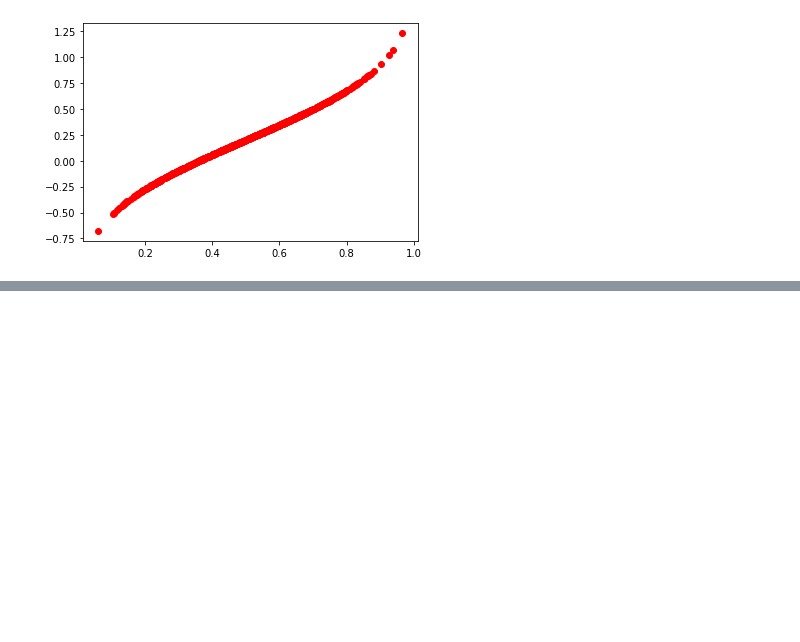
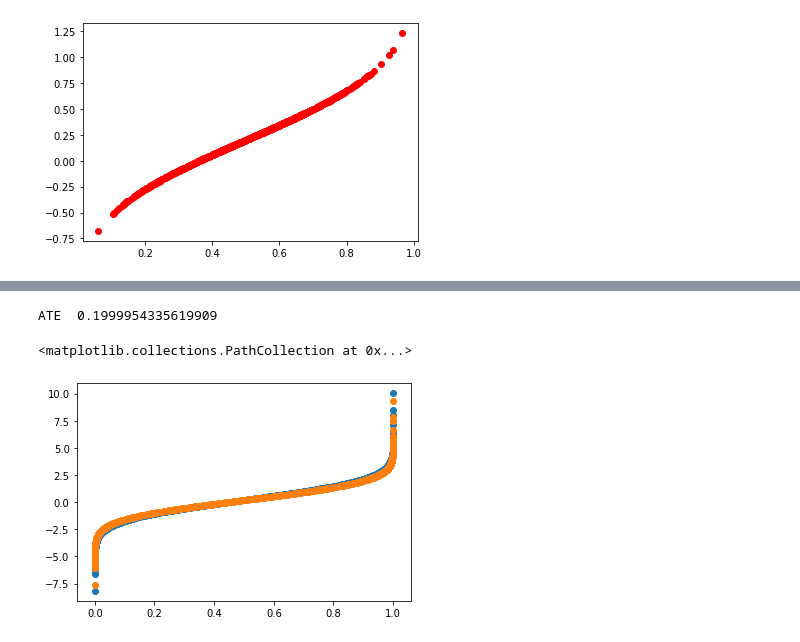
Before and after one commit to jeannesorin/Skwad, a Jupyter notebook: Empirical Analysis III/Problem Sets/Heckman Pset 3/Code_ChaseJeanneTom.ipynb, the cells around one changed output, grey strips where cells are left out. Saved outputs shown, nothing was run; the diff lists cells and outputs as text; code cells hidden in the pictures; blank space fills up the shorter version.

```diff
--- a/Empirical Analysis III/Problem Sets/Heckman Pset 3/Code_ChaseJeanneTom.ipynb
+++ b/Empirical Analysis III/Problem Sets/Heckman Pset 3/Code_ChaseJeanneTom.ipynb
@@ -206,0 +294,11 @@ compute_MTE(N, α, β, minmax_baseline[0], minmax_baseline[1], mean, conf7)
+# %%
+ATE_inside = MTE_sorted * weight_ATE
+ATE = simps(ATE_inside, UD_sorted) #Takes the integral of MTE*weight_TT on Ud
+print("ATE ", ATE)
+
+plt.scatter(UD_sorted, ATE_inside)
+plt.scatter(UD_sorted, TT_inside)
+# %% [output]
+ATE  0.1999954335619909
+<matplotlib.collections.PathCollection at 0x...>
+[figure, added]
```
Also changed, not shown: parts of 13 cells of this notebook, 1 other file.
